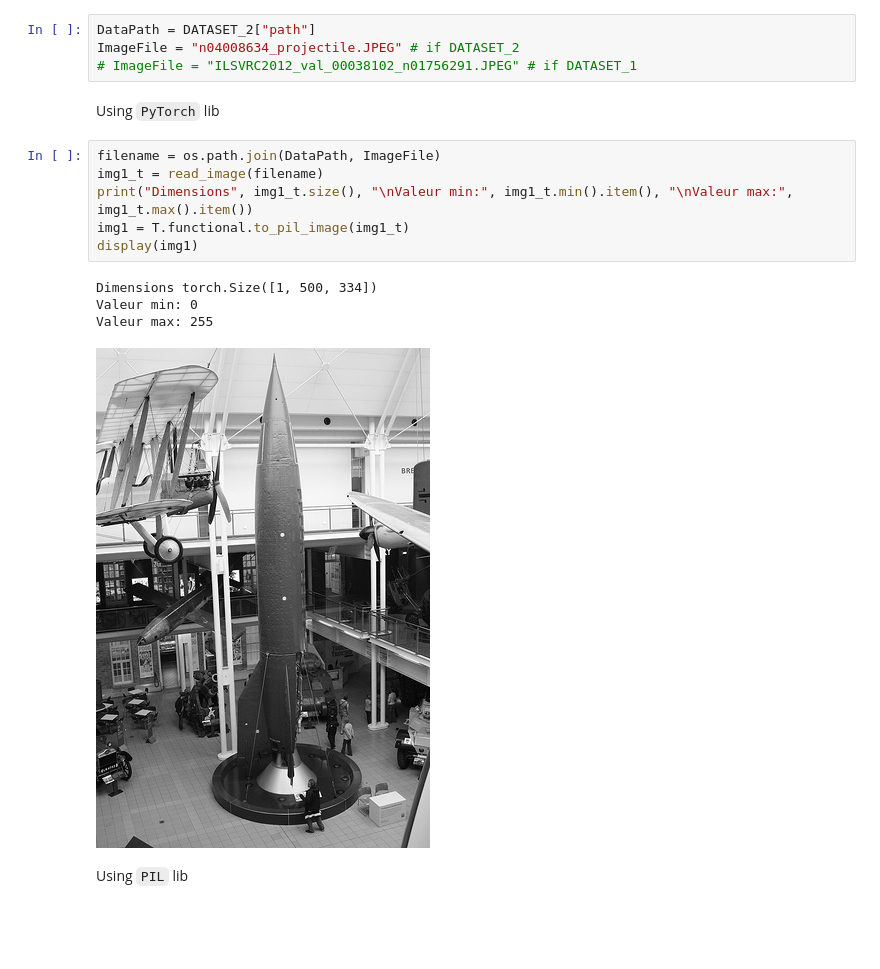
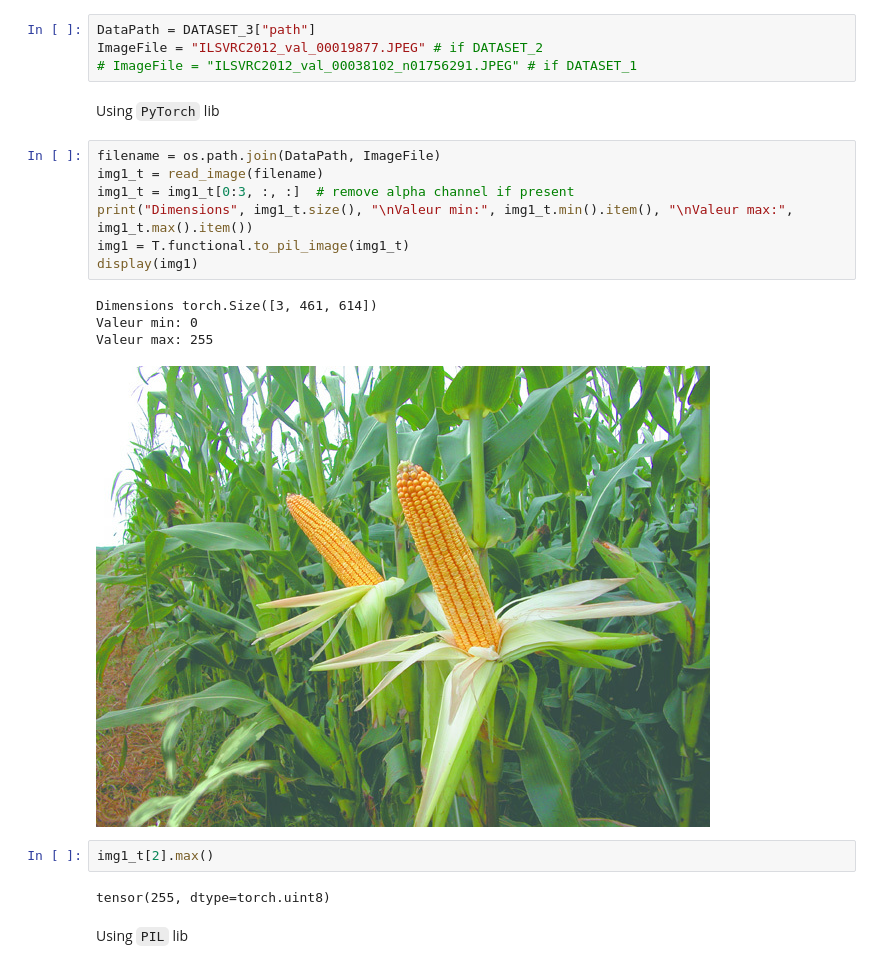
Before and after one commit to nicolasguillard/cnam-rcp209, a Jupyter notebook: datasets_discovery.ipynb, the cells around one changed output. Cells and saved outputs as stored; diff of their text form; blank space fills up the shorter version.

```diff
--- a/datasets_discovery.ipynb
+++ b/datasets_discovery.ipynb
@@ -31,22 +32,27 @@ from PIL import Image
 # %% [markdown]
 > Attention : utilisation d'un répertoire de données en dehors de l'environnement do notebook !
 # %%
-DataPath = DATASET_2["path"]
-ImageFile = "n04008634_projectile.JPEG" # if DATASET_2
+DataPath = DATASET_3["path"]
+ImageFile = "ILSVRC2012_val_00019877.JPEG" # if DATASET_2
 # ImageFile = "ILSVRC2012_val_00038102_n01756291.JPEG" # if DATASET_1
 # %% [markdown]
 Using `PyTorch` lib
 # %%
 filename = os.path.join(DataPath, ImageFile)
 img1_t = read_image(filename)
+img1_t = img1_t[0:3, :, :]  # remove alpha channel if present
 print("Dimensions", img1_t.size(), "\nValeur min:", img1_t.min().item(), "\nValeur max:", img1_t.max().item())
 img1 = T.functional.to_pil_image(img1_t)
 display(img1)
 # %% [output]
-Dimensions torch.Size([1, 500, 334])
+Dimensions torch.Size([3, 461, 614])
 Valeur min: 0
 Valeur max: 255
-[figure, old version]
+[figure, new version]
+# %%
+img1_t[2].max()
+# %% [output]
+tensor(255, dtype=torch.uint8)
 # %% [markdown]
 Using `PIL` lib
 # %%
```
Also changed, not shown: parts of 3 cells of this notebook, 19 other files.
